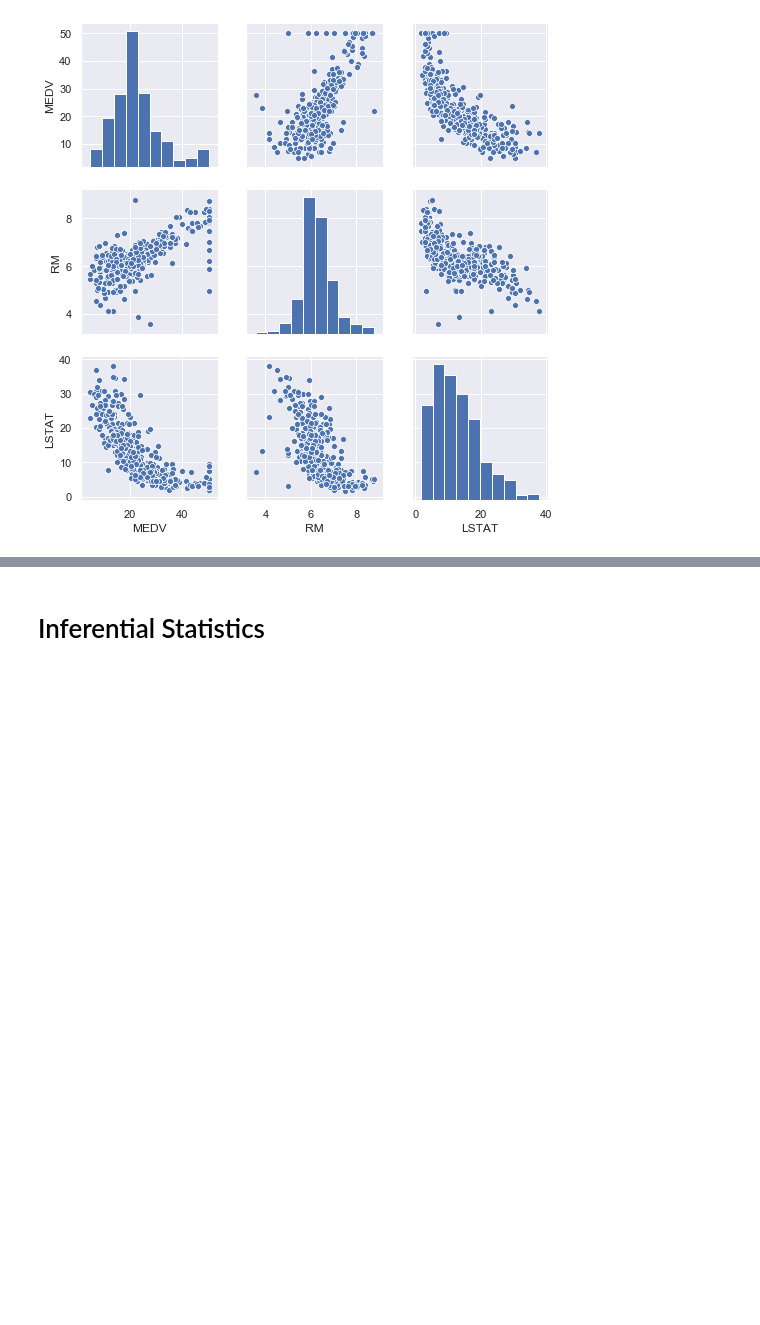
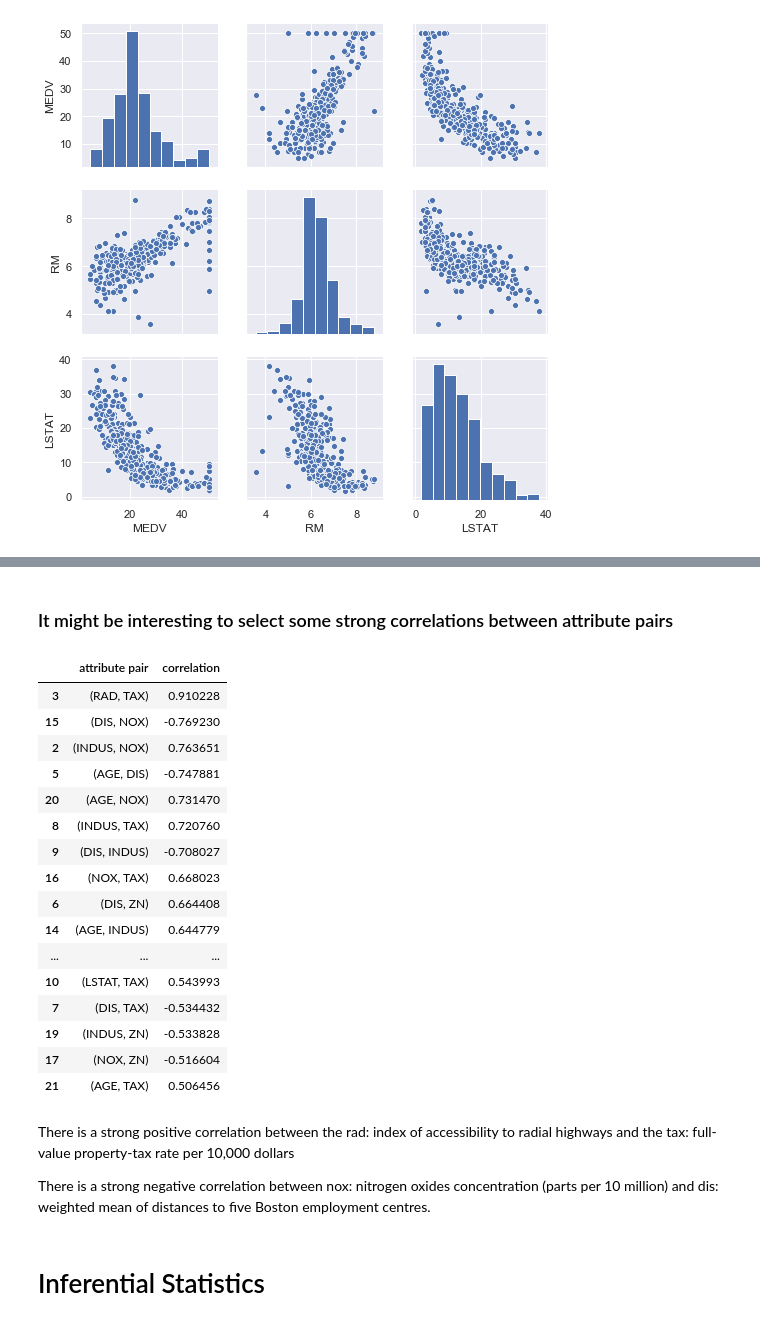
Before and after one commit to ClaireDrummond/MachineLearnStats-Project, a Jupyter notebook: BostonHousePrices.ipynb, the cells around one changed output, grey strips where cells are left out. Cells and saved outputs as stored; diff of their text form; code cells hidden in the pictures; blank space fills up the shorter version.

```diff
--- a/BostonHousePrices.ipynb
+++ b/BostonHousePrices.ipynb
@@ -193,3 +279,50 @@ sns.pairplot(medvdf)
+# %% [markdown]
+### It might be interesting to select some strong correlations between attribute pairs
+# %%
+# Code adapted from http://www.neural.cz/dataset-exploration-boston-house-pricing.html
+from ipykernel import kernelapp as app
+pearson = df.corr(method='pearson')
+attrs = pearson.iloc[:-1,:-1] # all except target
+# only important correlations and not auto-correlations
+threshold = 0.5
+# {('LSTAT', 'TAX'): 0.543993, ('INDUS', 'RAD'): 0.595129, ...
+important_corrs = (attrs[abs(attrs) > threshold][attrs != 1.0]) \
+    .unstack().dropna().to_dict()
+#     attribute pair  correlation
+# 0     (AGE, INDUS)     0.644779
+# 1     (INDUS, RAD)     0.595129
+# ...
+unique_important_corrs = pd.DataFrame(
+    list(set([(tuple(sorted(key)), important_corrs[key]) \
+    for key in important_corrs])), columns=['attribute pair', 'correlation'])
+# sorted by absolute value
+unique_important_corrs = unique_important_corrs.loc[
+    abs(unique_important_corrs['correlation']).argsort()[::-1]]
+# %%
+unique_important_corrs
+# %% [output]
+|  | attribute pair | correlation |
+| 3 | (RAD, TAX) | 0.910228 |
+| 15 | (DIS, NOX) | -0.769230 |
+| 2 | (INDUS, NOX) | 0.763651 |
+| 5 | (AGE, DIS) | -0.747881 |
+| 20 | (AGE, NOX) | 0.731470 |
+| 8 | (INDUS, TAX) | 0.720760 |
+| 9 | (DIS, INDUS) | -0.708027 |
+| 16 | (NOX, TAX) | 0.668023 |
+| 6 | (DIS, ZN) | 0.664408 |
+| 14 | (AGE, INDUS) | 0.644779 |
+| ... | ... | ... |
+| 10 | (LSTAT, TAX) | 0.543993 |
+| 7 | (DIS, TAX) | -0.534432 |
+| 19 | (INDUS, ZN) | -0.533828 |
+| 17 | (NOX, ZN) | -0.516604 |
+| 21 | (AGE, TAX) | 0.506456 |
+# %% [markdown]
+There is a strong positive correlation between the rad: index of accessibility to radial highways and the tax: full-value property-tax rate per 10,000 dollars
+
+There is a strong negative correlation between nox: nitrogen oxides concentration (parts per 10 million) and
+dis: weighted mean of distances to five Boston employment centres.
 # %% [markdown]
 # Inferential Statistics
 # %% [markdown]
```
Also changed, not shown: parts of 16 cells of this notebook.
